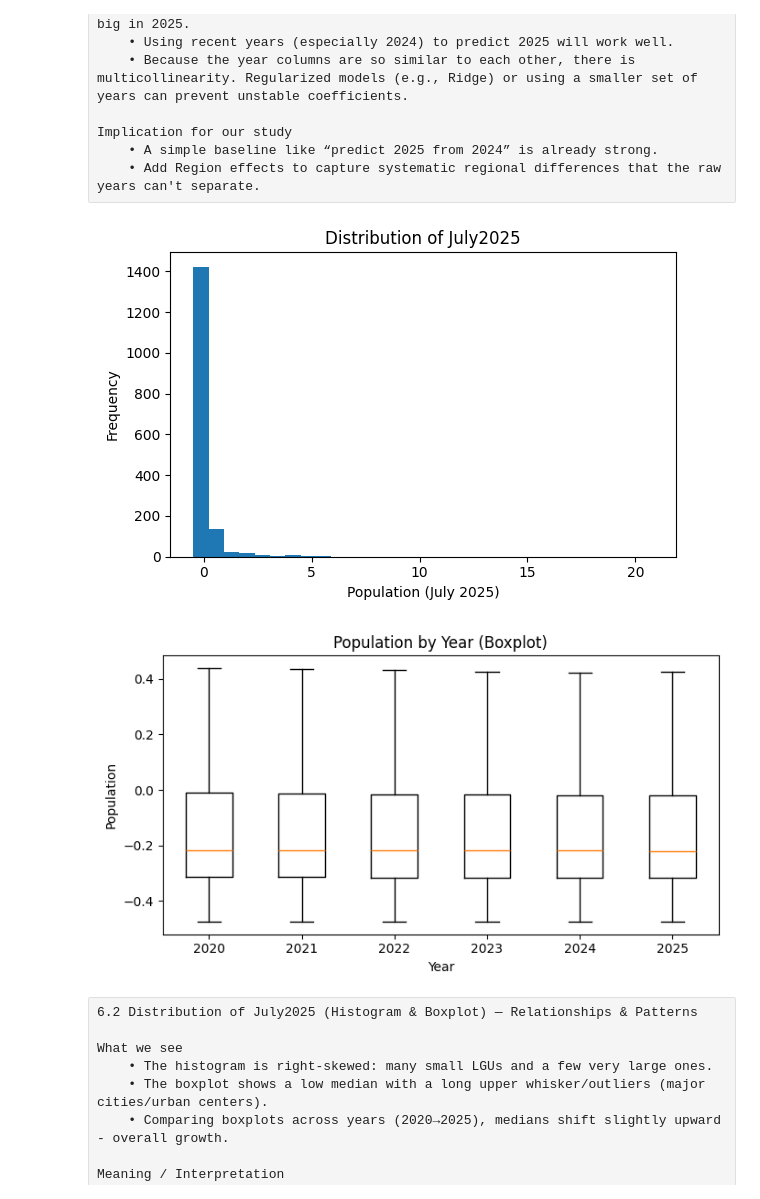
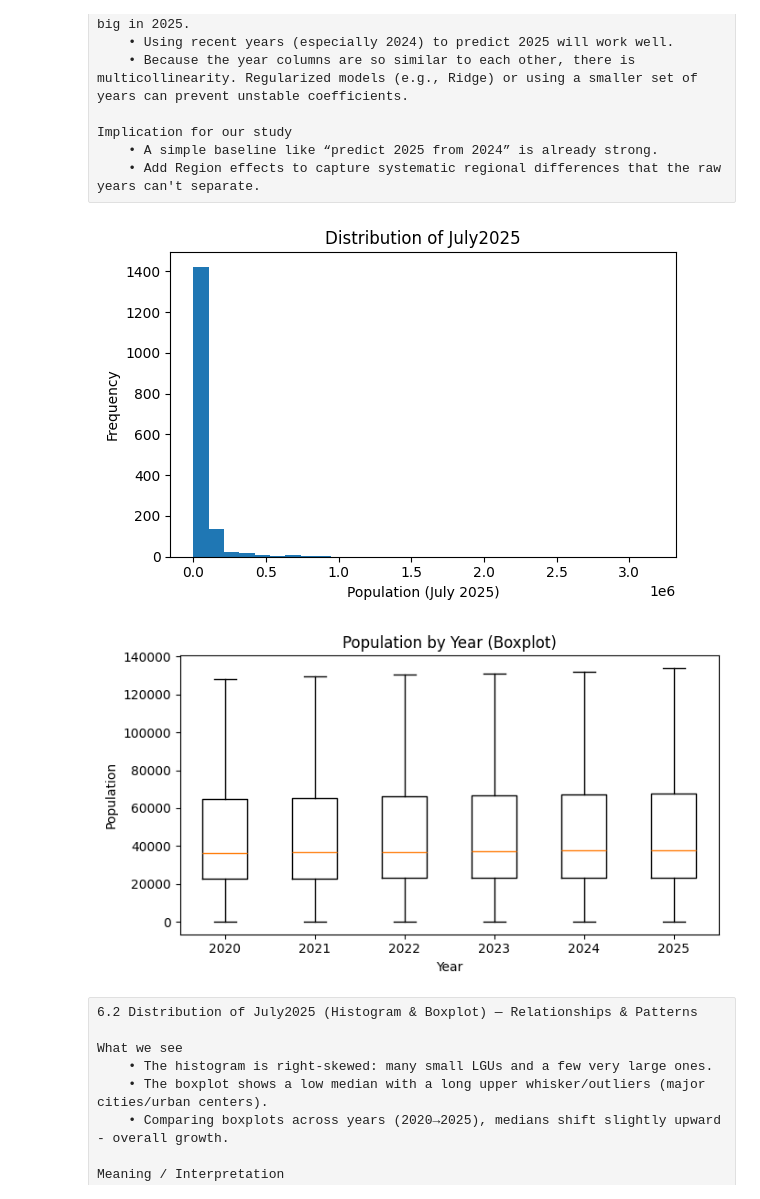
Before and after one commit to Mariopogi/Machine-Learning-Program-Exercises-Group-5-BSIT-2A, a Jupyter notebook: Regression.ipynb, the cells around one changed output. Drawn from its saved outputs; the diff is of its cells as text; code cells hidden in the pictures.

Commit message:
Finished 6. Data Visualization to 9. Prediction Values

```diff
--- a/Regression.ipynb
+++ b/Regression.ipynb
@@ -317,11 +321,6 @@ from sklearn.preprocessing import StandardScaler
 # (This converts all values into a common scale with mean = 0 and standard deviation = 1)
 scaler = StandardScaler()
 
-# Apply scaling to all population columns
-df[['July2020', 'July2021', 'July2022', 'July2023', 'July2024', 'July2025']] = scaler.fit_transform(
-    df[['July2020', 'July2021', 'July2022', 'July2023', 'July2024', 'July2025']]
-)
-
 # Display first few rows after scaling to confirm transformation
 # (Values are now standardized — they may include decimals and negative numbers)
 display(df.head())
@@ -439,49 +432,25 @@ Implication for our study
 # %%
 # 6.2 Distribution of the target (July2025): histogram + (optional) boxplot
 
 # Histogram of July2025
-# Set up a figure and axis for the histogram
 fig, ax = plt.subplots(figsize=(6,4))
-
-# Draw the histogram of July2025 (30 bins shows shape clearly)
 ax.hist(data["July2025"].values, bins=30)
-
-# Label the axes for clear interpretation
 ax.set_xlabel("Population (July 2025)")
 ax.set_ylabel("Frequency")
+ax.set_title("Distribution of July2025")
+plt.tight_layout(); plt.show()
 
-# Add a concise, descriptive title
-ax.set_title("Distribution of July2025")
-
-# Tighten layout and render the plot
-plt.tight_layout()
-plt.show()
-
-
-# Boxplot across years (2020–2025) to compare distributions
-# Set up a figure and axis for the boxplot
+# Boxplot across years (2020–2025)
 fig, ax = plt.subplots(figsize=(7,4))
-
-# Prepare year-wise values and readable tick labels
-year_values = [data[c].values for c in pop_cols]
-year_labels = [c.replace("July","") for c in pop_cols]
-
-# Draw the boxplot to compare distributions across years
+year_values = [data[c].values for c in pop_cols_viz]
+year_labels = [c.replace("July","") for c in pop_cols_viz]
 ax.boxplot(year_values, tick_labels=year_labels, showfliers=False)
-
-# Label the axes for context
-ax.set_xlabel("Year")
-ax.set_ylabel("Population")
-
-# Add a concise, descriptive title
+ax.set_xlabel("Year"); ax.set_ylabel("Population")
 ax.set_title("Population by Year (Boxplot)")
-
-# Tighten layout and render the plot
-plt.tight_layout()
-plt.show()
+plt.tight_layout(); plt.show()
 # %% [output]
-[figure, old version]
+[figure, new version]
-[figure, old version]
+[figure, new version]
 # %% [raw]
 6.2 Distribution of July2025 (Histogram & Boxplot) — Relationships & Patterns
 
```
Also changed, not shown: parts of 24 cells of this notebook.
